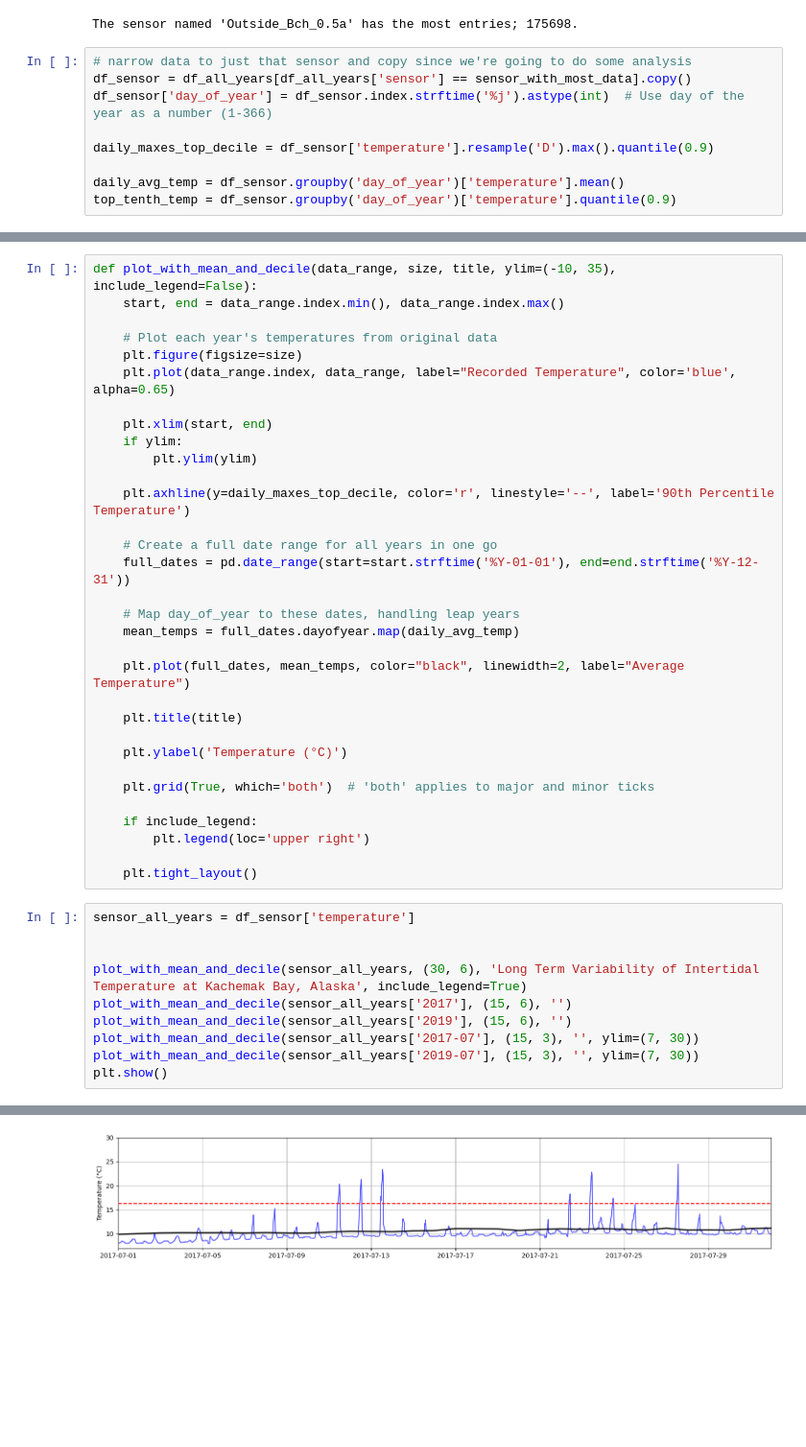
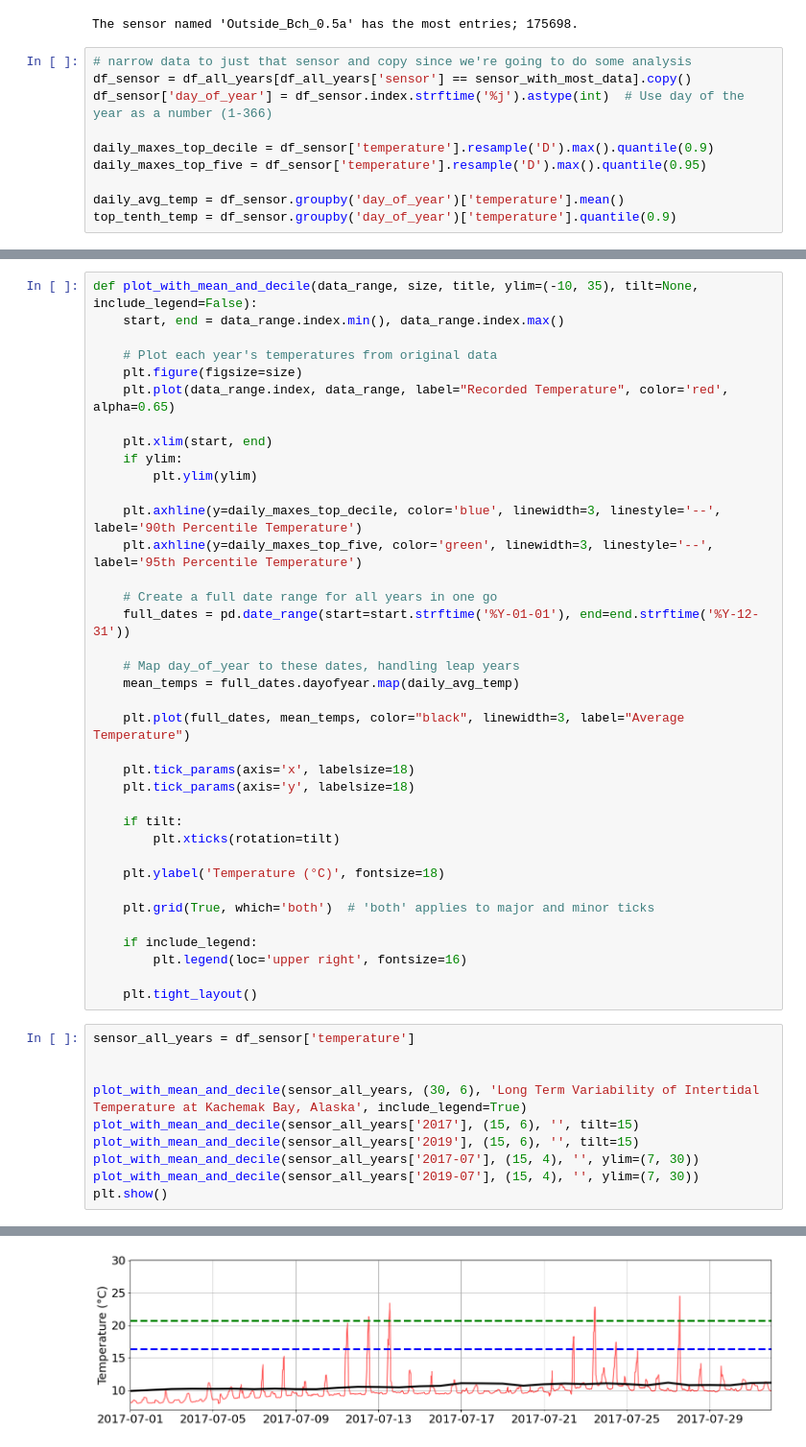
Before and after one commit to bbukaty/heat-wave-analysis, a Jupyter notebook: kachemak_temperatures_figure.ipynb, the cells around one changed output, grey strips where cells are left out. Shown at 96% size. Cells and saved outputs as stored; diff of their text form; blank space fills up the shorter version.

```diff
--- a/kachemak_temperatures_figure.ipynb
+++ b/kachemak_temperatures_figure.ipynb
@@ -58,6 +58,7 @@ df_sensor = df_all_years[df_all_years['sensor'] == sensor_with_most_data].copy()
 df_sensor['day_of_year'] = df_sensor.index.strftime('%j').astype(int)  # Use day of the year as a number (1-366)
 
 daily_maxes_top_decile = df_sensor['temperature'].resample('D').max().quantile(0.9)
+daily_maxes_top_five = df_sensor['temperature'].resample('D').max().quantile(0.95)
 
 daily_avg_temp = df_sensor.groupby('day_of_year')['temperature'].mean()
 top_tenth_temp = df_sensor.groupby('day_of_year')['temperature'].quantile(0.9)
@@ -68,16 +69,17 @@ daily_maxes_top_decile
 # %%
-def plot_with_mean_and_decile(data_range, size, title, ylim=(-10, 35), include_legend=False):
+def plot_with_mean_and_decile(data_range, size, title, ylim=(-10, 35), tilt=None, include_legend=False):
     start, end = data_range.index.min(), data_range.index.max()
 
     # Plot each year's temperatures from original data
     plt.figure(figsize=size)
-    plt.plot(data_range.index, data_range, label="Recorded Temperature", color='blue', alpha=0.65)
+    plt.plot(data_range.index, data_range, label="Recorded Temperature", color='red', alpha=0.65)
 
     plt.xlim(start, end)
     if ylim:
         plt.ylim(ylim)
 
-    plt.axhline(y=daily_maxes_top_decile, color='r', linestyle='--', label='90th Percentile Temperature')
+    plt.axhline(y=daily_maxes_top_decile, color='blue', linewidth=3, linestyle='--', label='90th Percentile Temperature')
+    plt.axhline(y=daily_maxes_top_five, color='green', linewidth=3, linestyle='--', label='95th Percentile Temperature')
 
     # Create a full date range for all years in one go
     full_dates = pd.date_range(start=start.strftime('%Y-01-01'), end=end.strftime('%Y-12-31'))
@@ -85,16 +87,20 @@ def plot_with_mean_and_decile(data_range, size, title, ylim=(-10, 35), include_l
     # Map day_of_year to these dates, handling leap years
     mean_temps = full_dates.dayofyear.map(daily_avg_temp)
 
-    plt.plot(full_dates, mean_temps, color="black", linewidth=2, label="Average Temperature")
+    plt.plot(full_dates, mean_temps, color="black", linewidth=3, label="Average Temperature")
 
-    plt.title(title)
+    plt.tick_params(axis='x', labelsize=18)
+    plt.tick_params(axis='y', labelsize=18)
 
-    plt.ylabel('Temperature (°C)')
+    if tilt:
+        plt.xticks(rotation=tilt)
+
+    plt.ylabel('Temperature (°C)', fontsize=18)
 
     plt.grid(True, which='both')  # 'both' applies to major and minor ticks
 
     if include_legend:
-        plt.legend(loc='upper right')
+        plt.legend(loc='upper right', fontsize=16)
 
     plt.tight_layout()
 # %%
@@ -102,9 +108,9 @@ sensor_all_years = df_sensor['temperature']
 
 
 plot_with_mean_and_decile(sensor_all_years, (30, 6), 'Long Term Variability of Intertidal Temperature at Kachemak Bay, Alaska', include_legend=True)
-plot_with_mean_and_decile(sensor_all_years['2017'], (15, 6), '')
-plot_with_mean_and_decile(sensor_all_years['2019'], (15, 6), '')
-plot_with_mean_and_decile(sensor_all_years['2017-07'], (15, 3), '', ylim=(7, 30))
-plot_with_mean_and_decile(sensor_all_years['2019-07'], (15, 3), '', ylim=(7, 30))
+plot_with_mean_and_decile(sensor_all_years['2017'], (15, 6), '', tilt=15)
+plot_with_mean_and_decile(sensor_all_years['2019'], (15, 6), '', tilt=15)
+plot_with_mean_and_decile(sensor_all_years['2017-07'], (15, 4), '', ylim=(7, 30))
+plot_with_mean_and_decile(sensor_all_years['2019-07'], (15, 4), '', ylim=(7, 30))
 plt.show()
 # %% [output]
@@ -114 +120 @@ plt.show()
-[figure, old version]
+[figure, new version]
```
Also changed, not shown: parts of 3 cells of this notebook, 8 other files.
